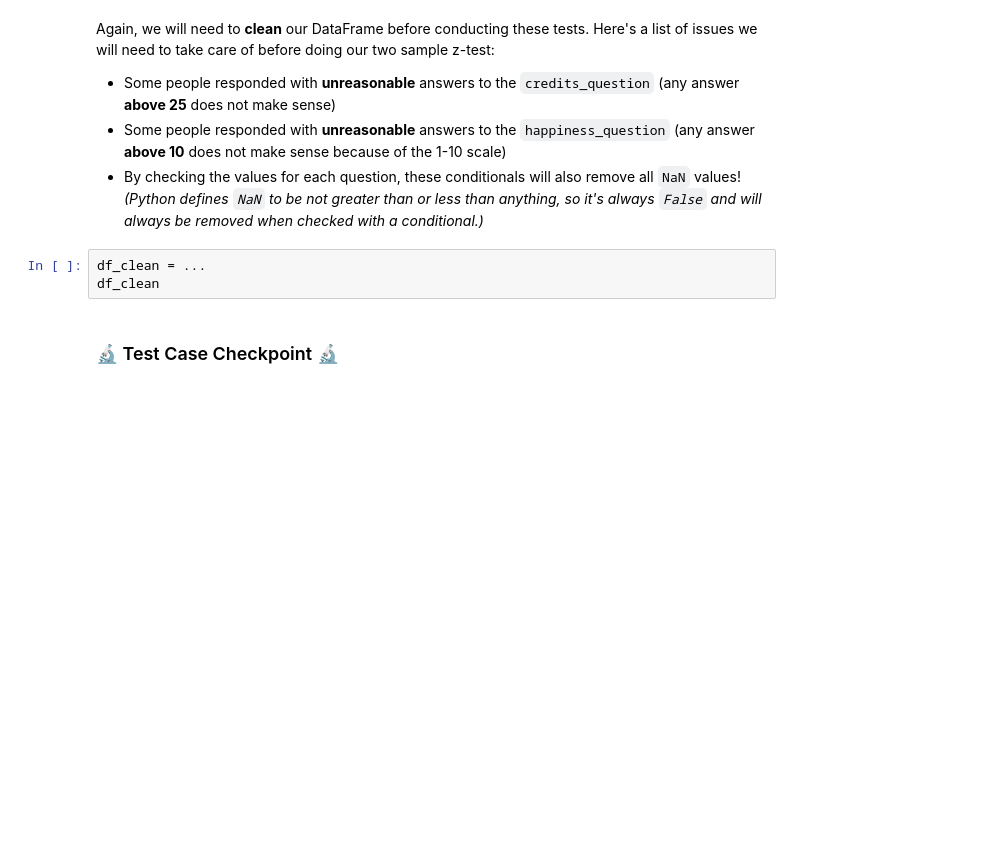
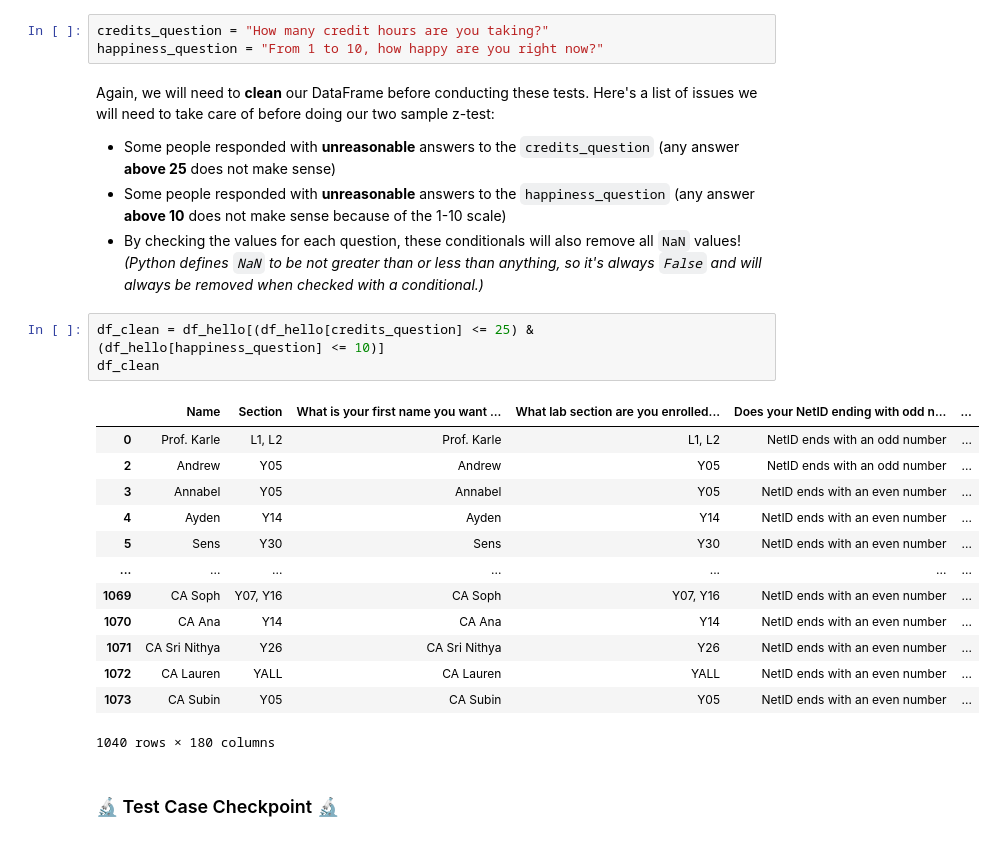
Before and after one commit to ryguy2k4/stat107, a Jupyter notebook: lab_hypothesis_tests/lab_hypothesis_tests.ipynb, the cells around one changed output. Cells and saved outputs as stored; diff of their text form; blank space fills up the shorter version.

```diff
--- a/lab_hypothesis_tests/lab_hypothesis_tests.ipynb
+++ b/lab_hypothesis_tests/lab_hypothesis_tests.ipynb
@@ -331,11 +381,28 @@ happiness_question = ...
+# %%
+credits_question = "How many credit hours are you taking?"
+happiness_question = "From 1 to 10, how happy are you right now?"
 # %% [markdown]
 Again, we will need to **clean** our DataFrame before conducting these tests. Here's a list of issues we will need to take care of before doing our two sample z-test:
 - Some people responded with **unreasonable** answers to the `credits_question` (any answer **above 25** does not make sense)
 - Some people responded with **unreasonable** answers to the `happiness_question` (any answer **above 10** does not make sense because of the 1-10 scale)
 - By checking the values for each question, these conditionals will also remove all `NaN` values!  *(Python defines `NaN` to be not greater than or less than anything, so it's always `False` and will always be removed when checked with a conditional.)*
-# %%
-df_clean = ...
-df_clean
+# %%
+df_clean = df_hello[(df_hello[credits_question] <= 25) & (df_hello[happiness_question] <= 10)]
+df_clean
+# %% [output]
+|  | Name | Section | What is your first name you want ... | What lab section are you enrolled... | Does your NetID ending with odd n... | ... |
+| 0 | Prof. Karle | L1, L2 | Prof. Karle | L1, L2 | NetID ends with an odd number | ... |
+| 2 | Andrew | Y05 | Andrew | Y05 | NetID ends with an odd number | ... |
+| 3 | Annabel | Y05 | Annabel | Y05 | NetID ends with an even number | ... |
+| 4 | Ayden | Y14 | Ayden | Y14 | NetID ends with an even number | ... |
+| 5 | Sens | Y30 | Sens | Y30 | NetID ends with an even number | ... |
+| ... | ... | ... | ... | ... | ... | ... |
+| 1069 | CA Soph | Y07, Y16 | CA Soph | Y07, Y16 | NetID ends with an even number | ... |
+| 1070 | CA Ana | Y14 | CA Ana | Y14 | NetID ends with an even number | ... |
+| 1071 | CA Sri Nithya | Y26 | CA Sri Nithya | Y26 | NetID ends with an even number | ... |
+| 1072 | CA Lauren | YALL | CA Lauren | YALL | NetID ends with an even number | ... |
+| 1073 | CA Subin | Y05 | CA Subin | Y05 | NetID ends with an even number | ... |
+1040 rows × 180 columns
 # %% [markdown]
 ### 🔬 Test Case Checkpoint 🔬
 # %%
```
Also changed, not shown: parts of 40 cells of this notebook.
